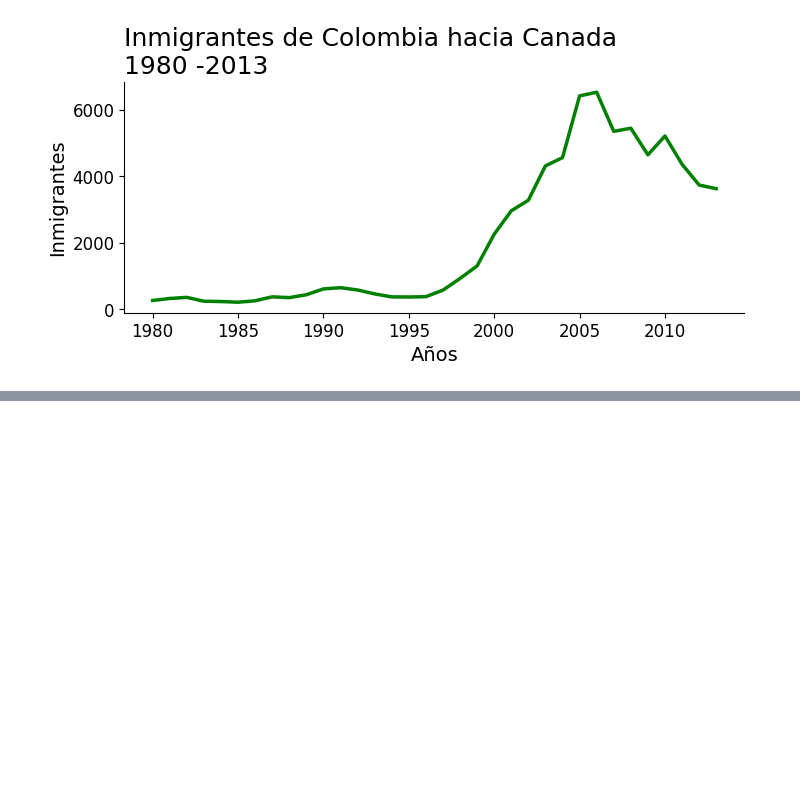
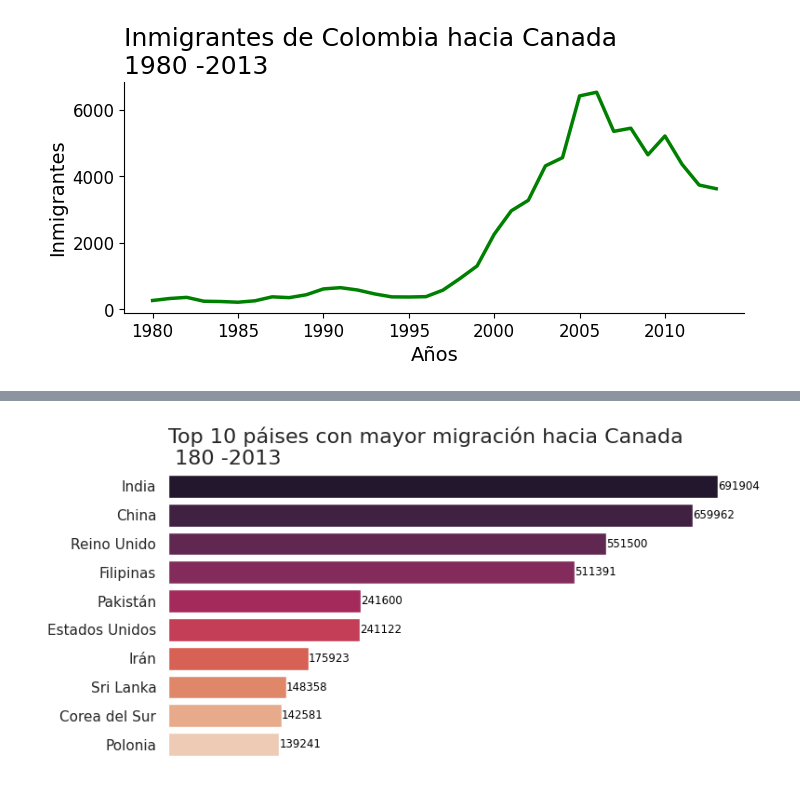
Before and after one commit to cmrondon2000/visualizacion-datos-python, a Jupyter notebook: Creando_Graficos_Python.ipynb, the cells around one changed output, grey strips where cells are left out. Saved outputs shown, nothing was run; the diff lists cells and outputs as text; code cells hidden in the pictures; blank space fills up the shorter version.

```diff
--- a/Creando_Graficos_Python.ipynb
+++ b/Creando_Graficos_Python.ipynb
@@ -521,0 +578,4 @@ plt.show()
+# %%
+generar_grafico("rocket")
+# %% [output]
+[figure, added]
```
Also changed, not shown: parts of 15 cells of this notebook.
